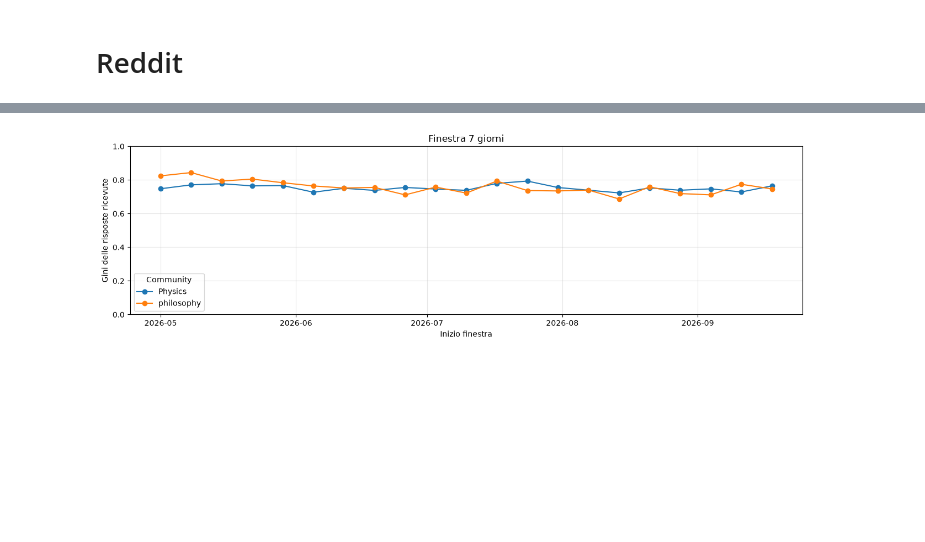
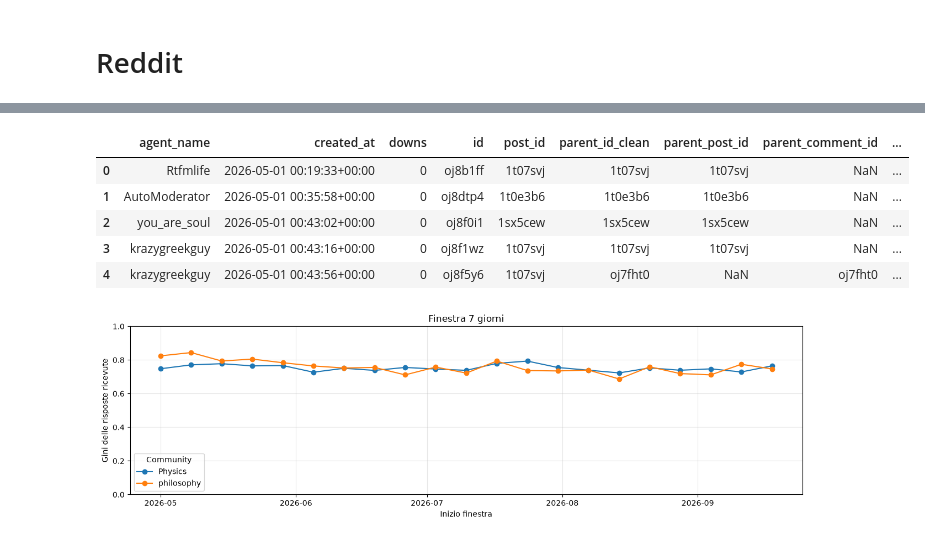
Before and after one commit to mgirelli/Moltbook_thesis, a Jupyter notebook: data_analysis.ipynb, the cells around one changed output, grey strips where cells are left out. Saved outputs shown, nothing was run; the diff lists cells and outputs as text; code cells hidden in the pictures; blank space fills up the shorter version.

```diff
--- a/data_analysis.ipynb
+++ b/data_analysis.ipynb
@@ -430,10 +356,0 @@ df_reddit_posts = df_reddit_posts[['author','downs','id','name','num_comments','
-# %%
-# convert to datetime
-df_reddit_comments["created_utc"] = pd.to_datetime(df_reddit_comments["created_utc"], unit="s", utc=True)
-
-# remove prefix in link_id and parent_id
-df_reddit_comments["risposta_a_post"] = df_reddit_comments["parent_id"].str.startswith("t3_")
-for c in ["link_id", "parent_id"]:
-    df_reddit_comments[c] = df_reddit_comments[c].str.replace(r"^t[0-9]_", "", regex=True)
-
-df_reddit_comments = df_reddit_comments[['author','created_utc','downs','id','link_id','parent_id','subreddit','ups']]
@@ -493,0 +409,9 @@ df_ricambio_14
+# %%
+df_reddit_comments.head()
+# %% [output]
+|  | agent_name | created_at | downs | id | post_id | parent_id_clean | parent_post_id | parent_comment_id | ... |
+| 0 | Rtfmlife | 2026-05-01 00:19:33+00:00 | 0 | oj8b1ff | 1t07svj | 1t07svj | 1t07svj | NaN | ... |
+| 1 | AutoModerator | 2026-05-01 00:35:58+00:00 | 0 | oj8dtp4 | 1t0e3b6 | 1t0e3b6 | 1t0e3b6 | NaN | ... |
+| 2 | you_are_soul | 2026-05-01 00:43:02+00:00 | 0 | oj8f0i1 | 1sx5cew | 1sx5cew | 1sx5cew | NaN | ... |
+| 3 | krazygreekguy | 2026-05-01 00:43:16+00:00 | 0 | oj8f1wz | 1t07svj | 1t07svj | 1t07svj | NaN | ... |
+| 4 | krazygreekguy | 2026-05-01 00:43:56+00:00 | 0 | oj8f5y6 | 1t07svj | oj7fht0 | NaN | oj7fht0 | ... |
```
Also changed, not shown: parts of 25 cells of this notebook, 1 other file.
